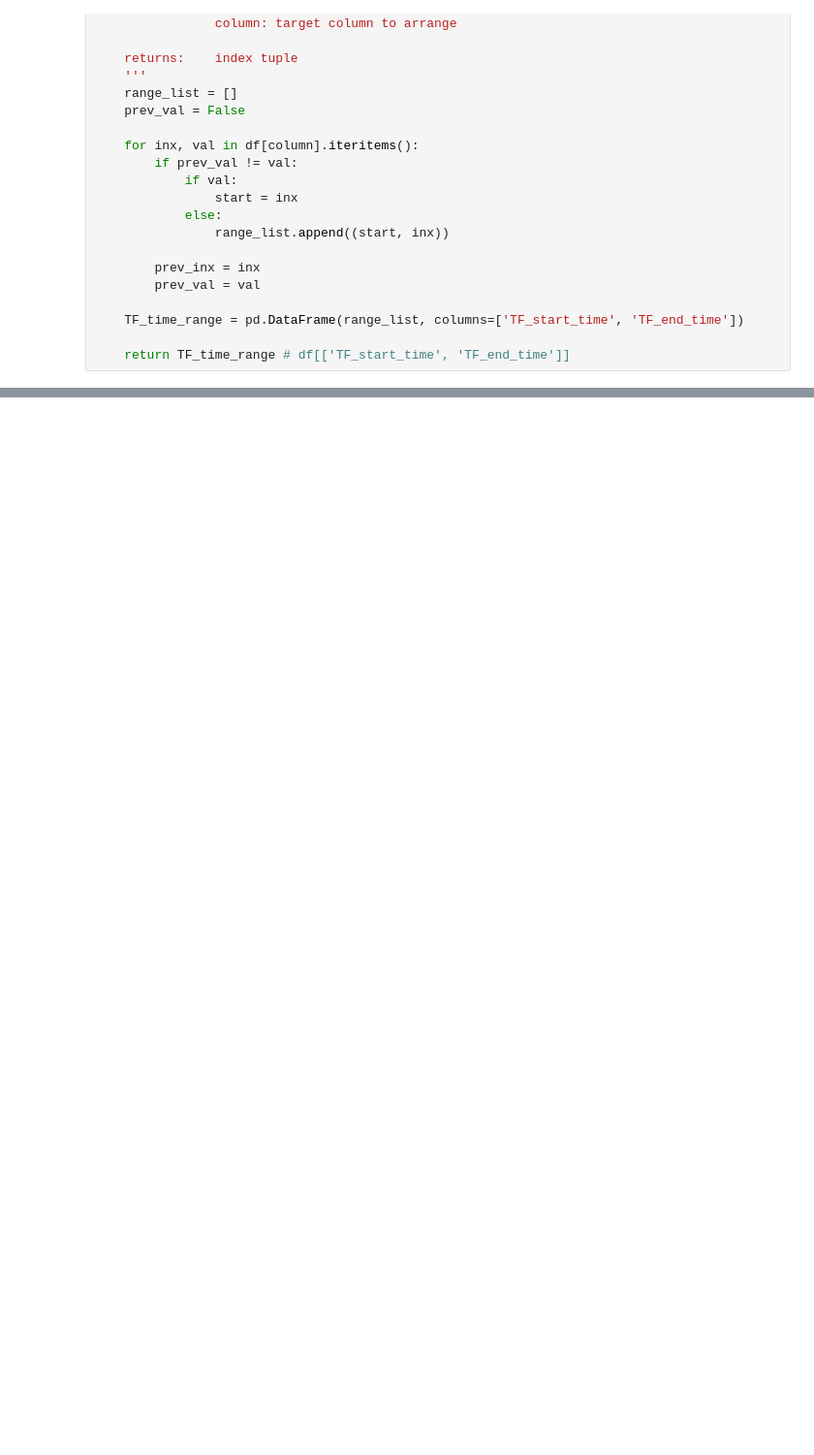
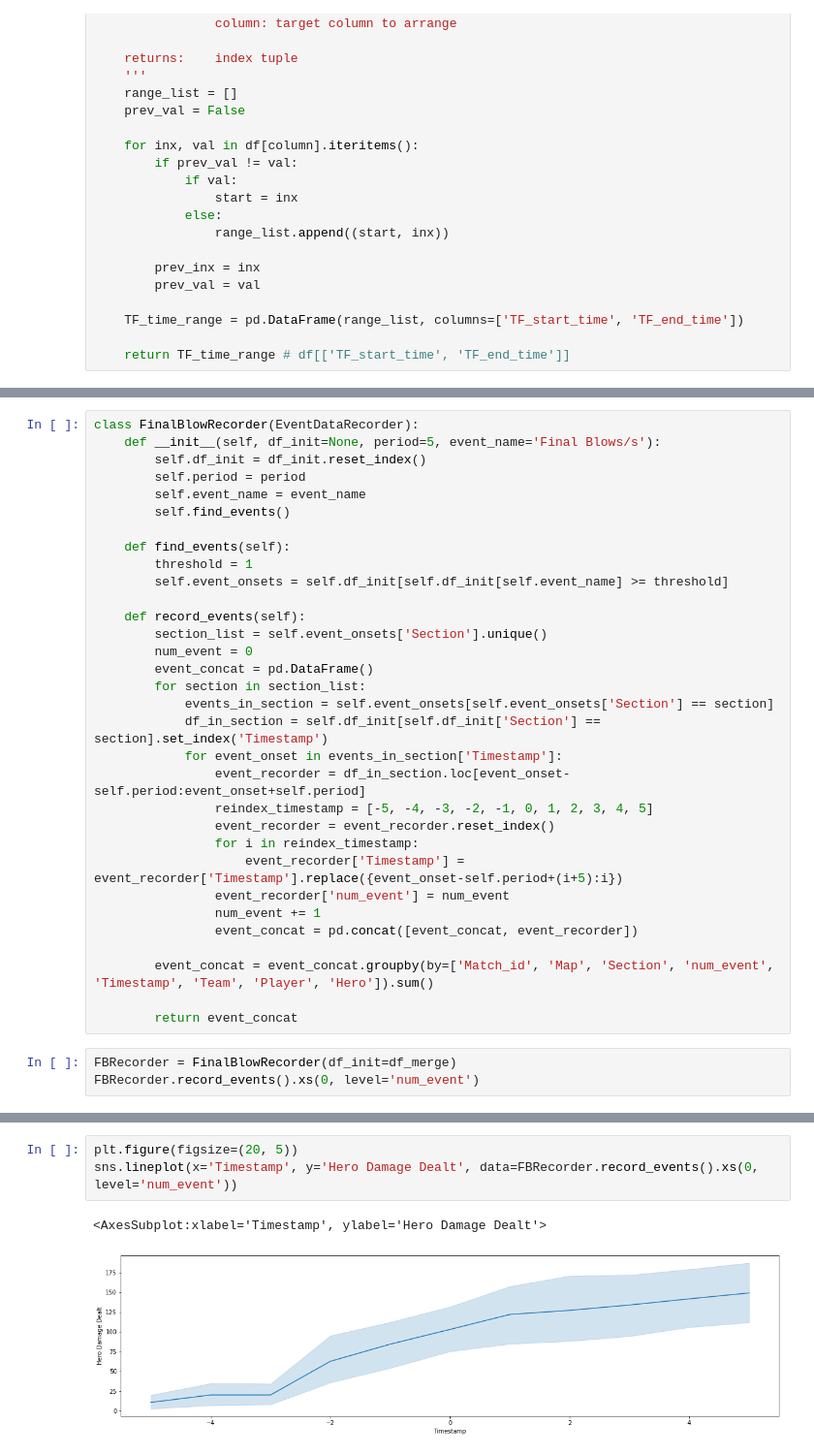
Before and after one commit to yongcheoljeong/owl-scrim_stat_log, a Jupyter notebook: scrim_stat_log.ipynb, the cells around one changed output, grey strips where cells are left out. Shown at 97% size. Cells and saved outputs as stored; diff of their text form; blank space fills up the shorter version.

Commit message:
add EventDataRecorder

```diff
--- a/scrim_stat_log.ipynb
+++ b/scrim_stat_log.ipynb
@@ -450,0 +473,35 @@ scrim.export_to_csv()
+# %%
+class FinalBlowRecorder(EventDataRecorder):
+    def __init__(self, df_init=None, period=5, event_name='Final Blows/s'):
+        self.df_init = df_init.reset_index()
+        self.period = period
+        self.event_name = event_name
+        self.find_events()
+
+    def find_events(self):
+        threshold = 1
+        self.event_onsets = self.df_init[self.df_init[self.event_name] >= threshold]
+
+    def record_events(self):
+        section_list = self.event_onsets['Section'].unique()
+        num_event = 0
+        event_concat = pd.DataFrame()
+        for section in section_list:
+            events_in_section = self.event_onsets[self.event_onsets['Section'] == section]
+            df_in_section = self.df_init[self.df_init['Section'] == section].set_index('Timestamp')
+            for event_onset in events_in_section['Timestamp']:
+                event_recorder = df_in_section.loc[event_onset-self.period:event_onset+self.period]
+                reindex_timestamp = [-5, -4, -3, -2, -1, 0, 1, 2, 3, 4, 5]
+                event_recorder = event_recorder.reset_index()
+                for i in reindex_timestamp:
+                    event_recorder['Timestamp'] = event_recorder['Timestamp'].replace({event_onset-self.period+(i+5):i})
+                event_recorder['num_event'] = num_event
+                num_event += 1
+                event_concat = pd.concat([event_concat, event_recorder])
+
+        event_concat = event_concat.groupby(by=['Match_id', 'Map', 'Section', 'num_event', 'Timestamp', 'Team', 'Player', 'Hero']).sum()
+
+        return event_concat
+# %%
+FBRecorder = FinalBlowRecorder(df_init=df_merge)
+FBRecorder.record_events().xs(0, level='num_event')
@@ -450,0 +523,6 @@ scrim.export_to_csv()
+# %%
+plt.figure(figsize=(20, 5))
+sns.lineplot(x='Timestamp', y='Hero Damage Dealt', data=FBRecorder.record_events().xs(0, level='num_event'))
+# %% [output]
+<AxesSubplot:xlabel='Timestamp', ylabel='Hero Damage Dealt'>
+[figure, added]
```
Also changed, not shown: parts of 4 cells of this notebook, 1 other file.
